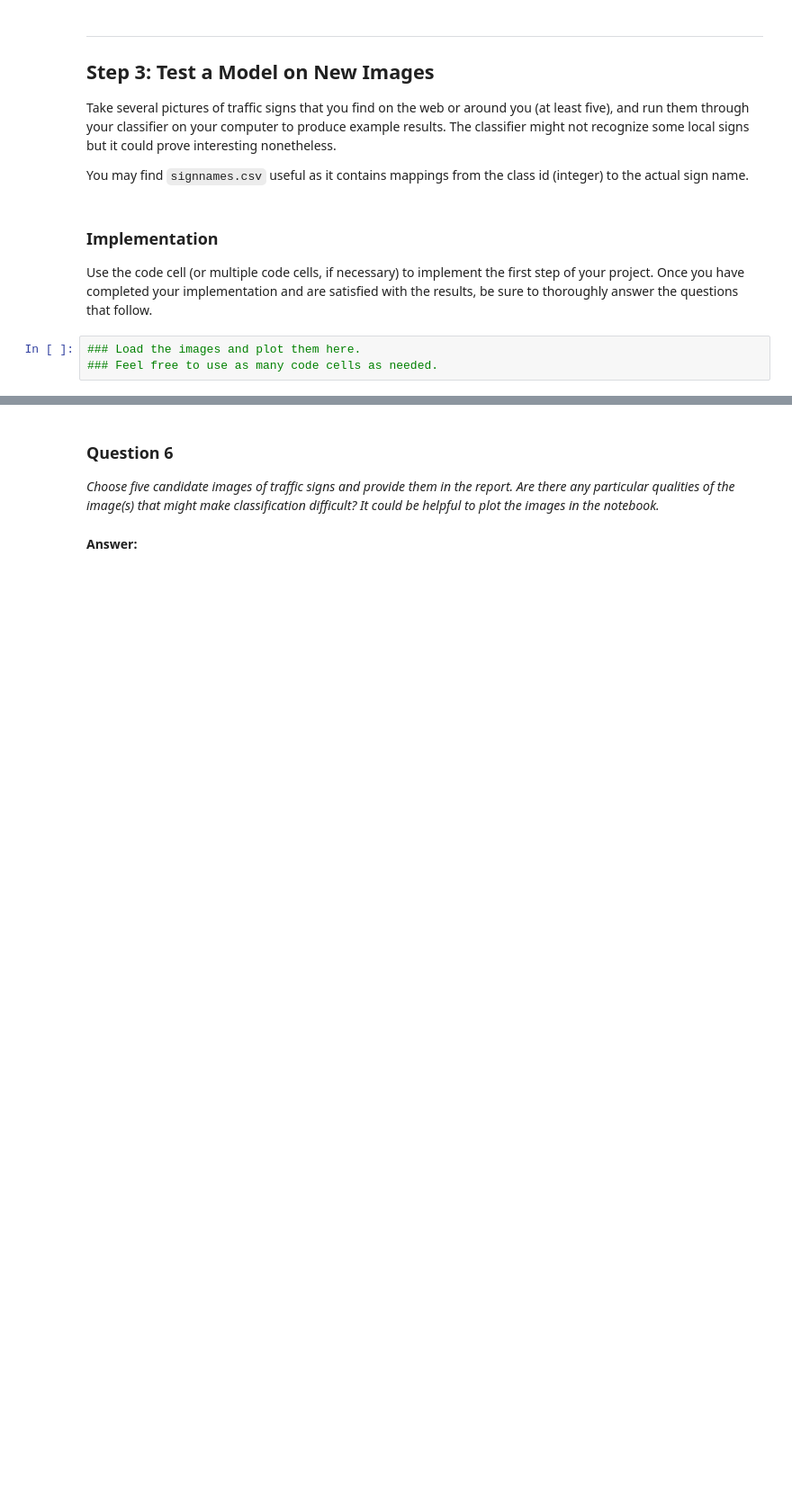
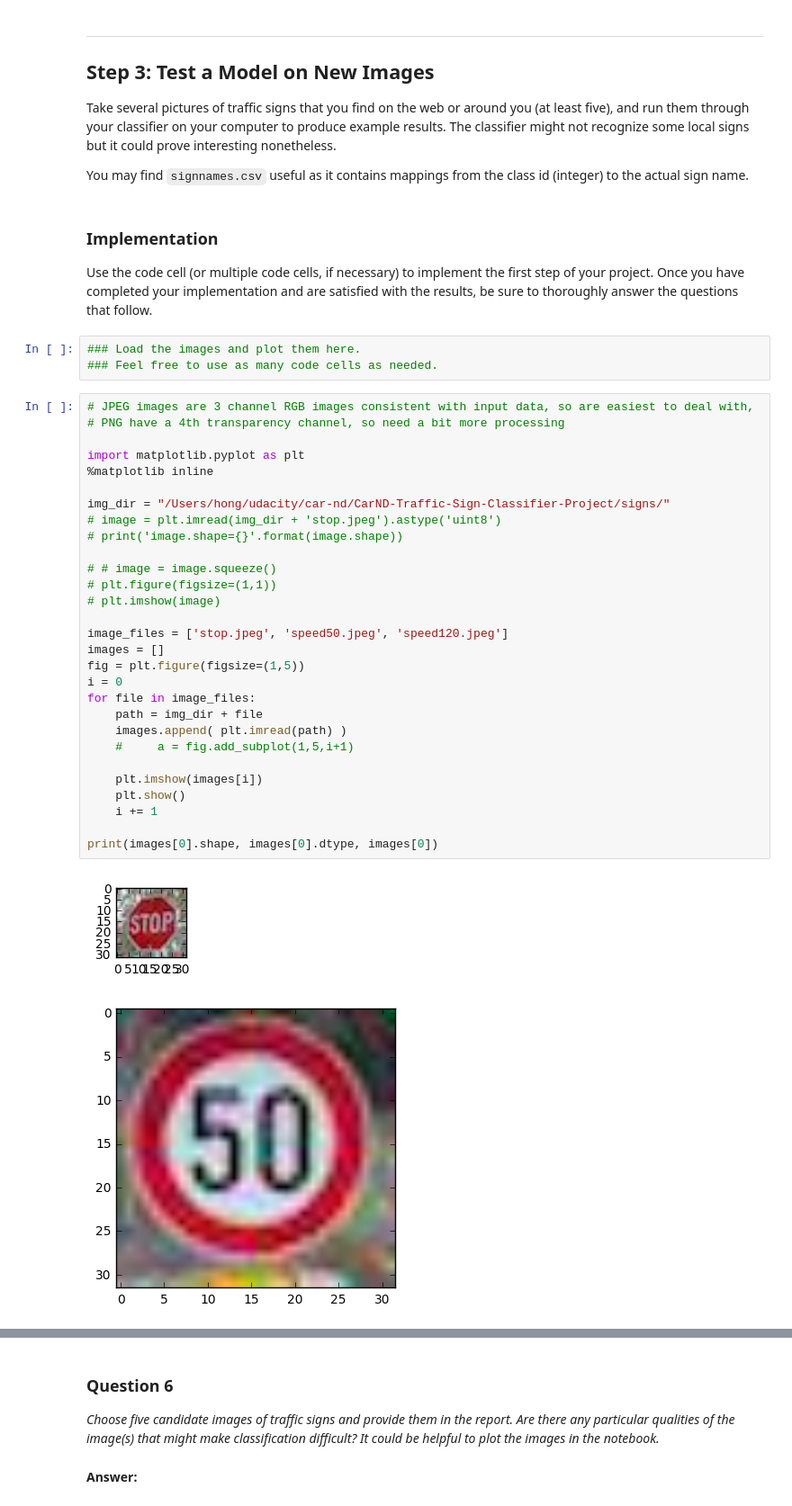
Before and after one commit to tsenying/CarND-Traffic-Sign-Classifier-Project, a Jupyter notebook: Traffic_Sign_Classifier.ipynb, the cells around one changed output, grey strips where cells are left out. Shown: that part at 90% size. Drawn from its saved outputs; the diff is of its cells as text; blank space fills up the shorter version.

```diff
--- a/Traffic_Sign_Classifier.ipynb
+++ b/Traffic_Sign_Classifier.ipynb
@@ -576,3 +605,35 @@ Use the code cell (or multiple code cells, if necessary) to implement the first
 # %%
 ### Load the images and plot them here.
 ### Feel free to use as many code cells as needed.
+# %%
+# JPEG images are 3 channel RGB images consistent with input data, so are easiest to deal with,
+# PNG have a 4th transparency channel, so need a bit more processing
+
+import matplotlib.pyplot as plt
+%matplotlib inline
+
+img_dir = "/Users/hong/udacity/car-nd/CarND-Traffic-Sign-Classifier-Project/signs/"
+# image = plt.imread(img_dir + 'stop.jpeg').astype('uint8')
+# print('image.shape={}'.format(image.shape))
+
+# # image = image.squeeze()
+# plt.figure(figsize=(1,1))
+# plt.imshow(image)
+
+image_files = ['stop.jpeg', 'speed50.jpeg', 'speed120.jpeg']
+images = []
+fig = plt.figure(figsize=(1,5))
+i = 0
+for file in image_files:
+    path = img_dir + file
+    images.append( plt.imread(path) )
+    #     a = fig.add_subplot(1,5,i+1)
+
+    plt.imshow(images[i])
+    plt.show()
+    i += 1
+
+print(images[0].shape, images[0].dtype, images[0])
+# %% [output]
+[figure, added]
+[figure, added]
```
Also changed, not shown: parts of 17 cells of this notebook.
